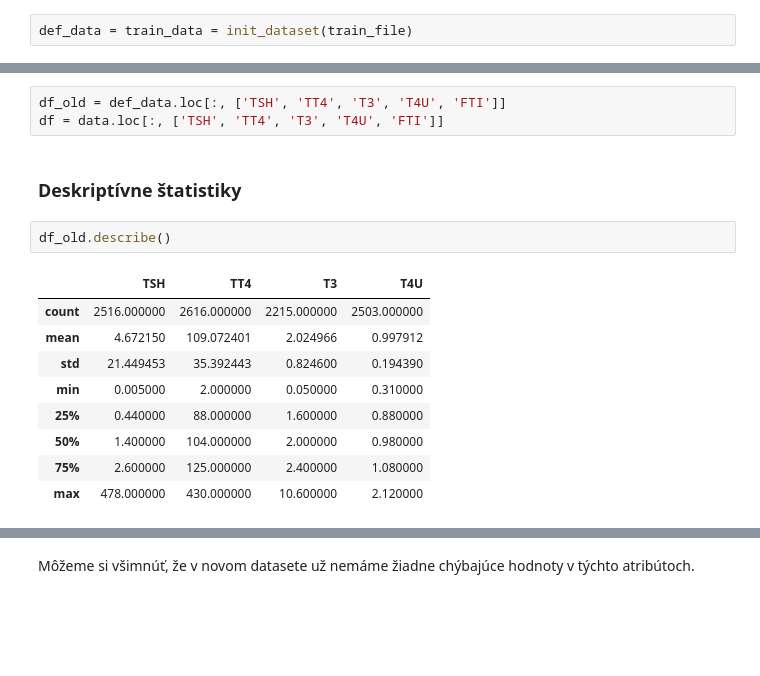
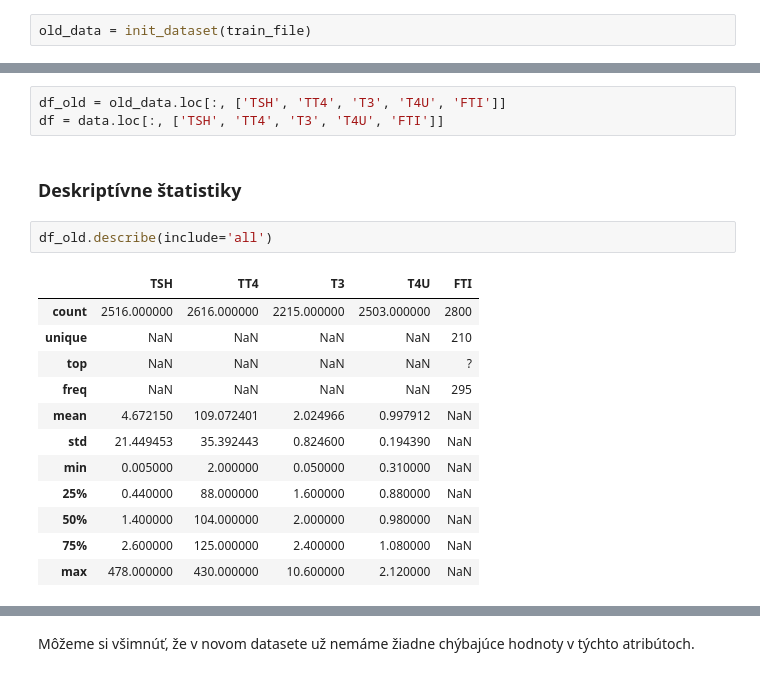
Before and after one commit to PeterJurkacek/IAU_2018_Jurkacek_Vyskoc, a Jupyter notebook: Jurkacek_Vyskoc_predspracovanie.ipynb, the cells around one changed output, grey strips where cells are left out. Saved outputs shown, nothing was run; the diff lists cells and outputs as text; blank space fills up the shorter version.

```diff
--- a/Jurkacek_Vyskoc_predspracovanie.ipynb
+++ b/Jurkacek_Vyskoc_predspracovanie.ipynb
@@ -1481,7 +1364,7 @@ accuracy - 0.07407407407407407
 # %% [markdown]
 V tejto časti sa budeme venovať analýze podstatných atribútov po ich spracovaní.
 # %%
-def_data = train_data = init_dataset(train_file)
+old_data = init_dataset(train_file)
 # %% [output]
 Index name ID
 Index(['AGE', 'SEX', 'ON_THYROXINE', 'QUERY_ON_THYROXINE',
@@ -1569,20 +1489,23 @@ data.describe()
 # %% [markdown]
 Tieto atribúty považujeme za podstatné pre to, lebo sme pri nich dokázali určiť manuálne pravidlá, ktoré nám klasifikujú pacientov do jednotlivých tried. Od týchto atribútov nám závisí aj predikovaná hodnota.
 # %%
-df_old = def_data.loc[:, ['TSH', 'TT4', 'T3', 'T4U', 'FTI']]
+df_old = old_data.loc[:, ['TSH', 'TT4', 'T3', 'T4U', 'FTI']]
 df = data.loc[:, ['TSH', 'TT4', 'T3', 'T4U', 'FTI']]
 # %% [markdown]
 ### Deskriptívne štatistiky
 # %%
-df_old.describe()
+df_old.describe(include='all')
 # %% [output]
-|  | TSH | TT4 | T3 | T4U |
-| count | 2516.000000 | 2616.000000 | 2215.000000 | 2503.000000 |
-| mean | 4.672150 | 109.072401 | 2.024966 | 0.997912 |
-| std | 21.449453 | 35.392443 | 0.824600 | 0.194390 |
-| min | 0.005000 | 2.000000 | 0.050000 | 0.310000 |
-| 25% | 0.440000 | 88.000000 | 1.600000 | 0.880000 |
-| 50% | 1.400000 | 104.000000 | 2.000000 | 0.980000 |
-| 75% | 2.600000 | 125.000000 | 2.400000 | 1.080000 |
-| max | 478.000000 | 430.000000 | 10.600000 | 2.120000 |
+|  | TSH | TT4 | T3 | T4U | FTI |
+| count | 2516.000000 | 2616.000000 | 2215.000000 | 2503.000000 | 2800 |
+| unique | NaN | NaN | NaN | NaN | 210 |
+| top | NaN | NaN | NaN | NaN | ? |
+| freq | NaN | NaN | NaN | NaN | 295 |
+| mean | 4.672150 | 109.072401 | 2.024966 | 0.997912 | NaN |
+| std | 21.449453 | 35.392443 | 0.824600 | 0.194390 | NaN |
+| min | 0.005000 | 2.000000 | 0.050000 | 0.310000 | NaN |
+| 25% | 0.440000 | 88.000000 | 1.600000 | 0.880000 | NaN |
+| 50% | 1.400000 | 104.000000 | 2.000000 | 0.980000 | NaN |
+| 75% | 2.600000 | 125.000000 | 2.400000 | 1.080000 | NaN |
+| max | 478.000000 | 430.000000 | 10.600000 | 2.120000 | NaN |
 # %%
```
Also changed, not shown: parts of 79 cells of this notebook, 2 other files.
